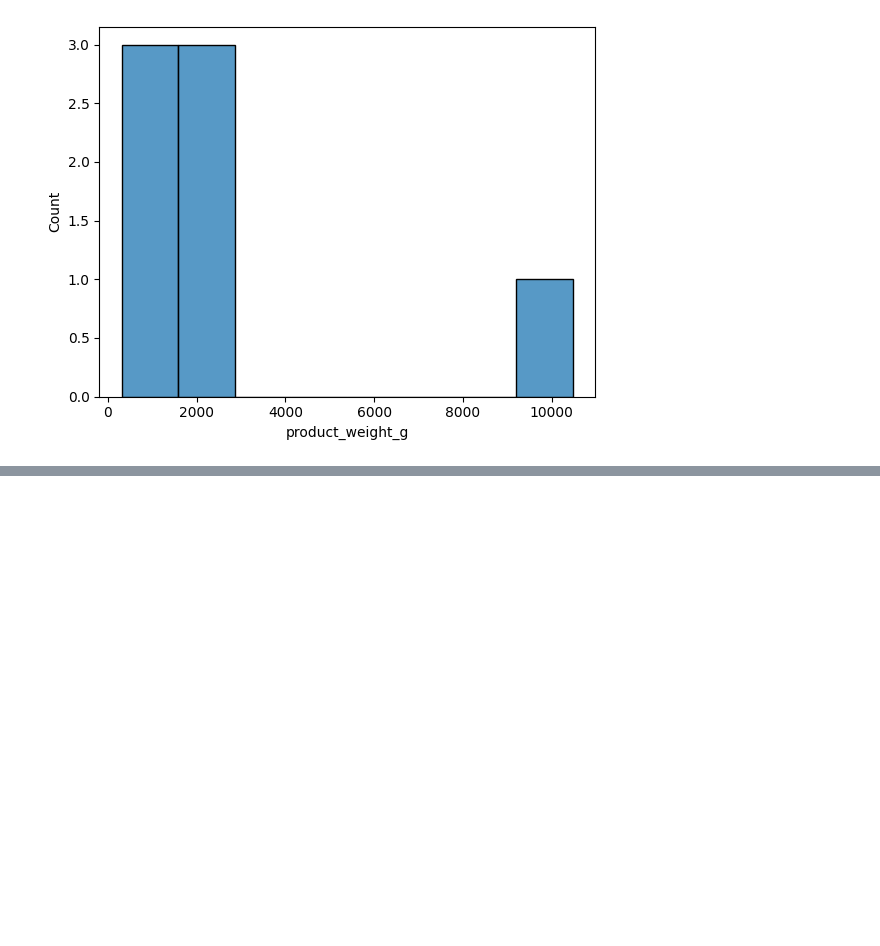
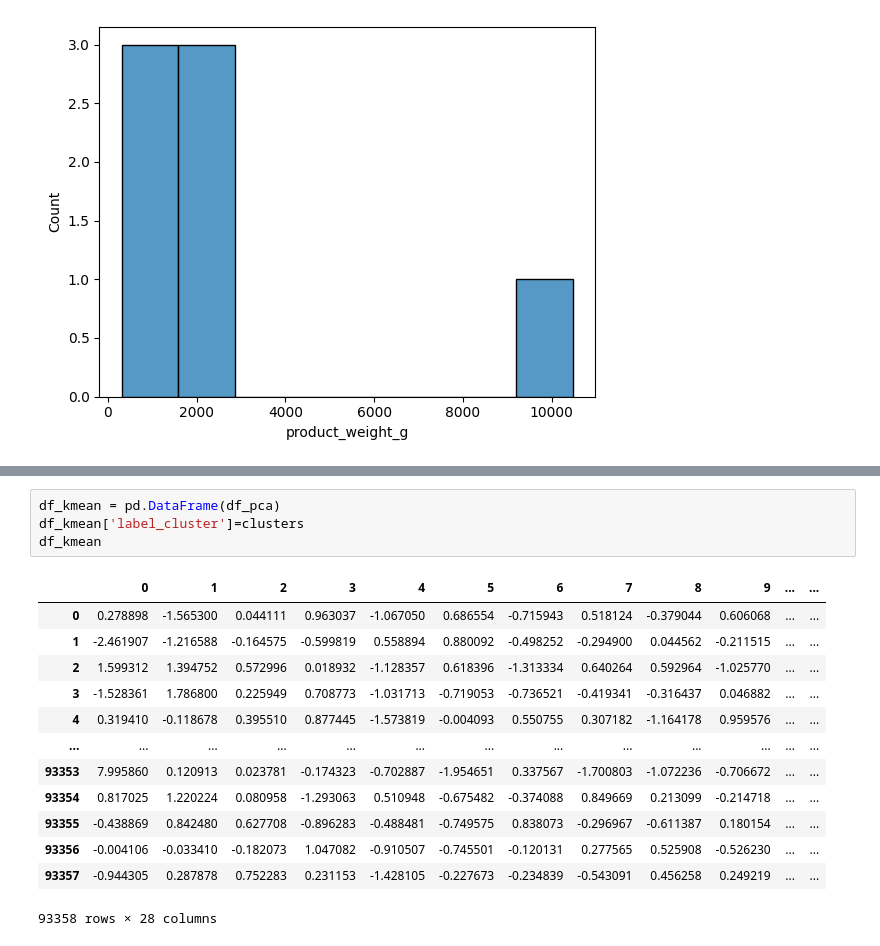
Before and after one commit to Adelinekh/olist_nonsupervise, a Jupyter notebook: modelisation_data.ipynb, the cells around one changed output, grey strips where cells are left out. Saved outputs shown, nothing was run; the diff lists cells and outputs as text; blank space fills up the shorter version.

```diff
--- a/modelisation_data.ipynb
+++ b/modelisation_data.ipynb
@@ -255,0 +330,18 @@ for col in df_expli.columns:
+# %%
+df_kmean = pd.DataFrame(df_pca)
+df_kmean['label_cluster']=clusters
+df_kmean
+# %% [output]
+|  | 0 | 1 | 2 | 3 | 4 | 5 | 6 | 7 | 8 | 9 | ... | ... |
+| 0 | 0.278898 | -1.565300 | 0.044111 | 0.963037 | -1.067050 | 0.686554 | -0.715943 | 0.518124 | -0.379044 | 0.606068 | ... | ... |
+| 1 | -2.461907 | -1.216588 | -0.164575 | -0.599819 | 0.558894 | 0.880092 | -0.498252 | -0.294900 | 0.044562 | -0.211515 | ... | ... |
+| 2 | 1.599312 | 1.394752 | 0.572996 | 0.018932 | -1.128357 | 0.618396 | -1.313334 | 0.640264 | 0.592964 | -1.025770 | ... | ... |
+| 3 | -1.528361 | 1.786800 | 0.225949 | 0.708773 | -1.031713 | -0.719053 | -0.736521 | -0.419341 | -0.316437 | 0.046882 | ... | ... |
+| 4 | 0.319410 | -0.118678 | 0.395510 | 0.877445 | -1.573819 | -0.004093 | 0.550755 | 0.307182 | -1.164178 | 0.959576 | ... | ... |
+| ... | ... | ... | ... | ... | ... | ... | ... | ... | ... | ... | ... | ... |
+| 93353 | 7.995860 | 0.120913 | 0.023781 | -0.174323 | -0.702887 | -1.954651 | 0.337567 | -1.700803 | -1.072236 | -0.706672 | ... | ... |
+| 93354 | 0.817025 | 1.220224 | 0.080958 | -1.293063 | 0.510948 | -0.675482 | -0.374088 | 0.849669 | 0.213099 | -0.214718 | ... | ... |
+| 93355 | -0.438869 | 0.842480 | 0.627708 | -0.896283 | -0.488481 | -0.749575 | 0.838073 | -0.296967 | -0.611387 | 0.180154 | ... | ... |
+| 93356 | -0.004106 | -0.033410 | -0.182073 | 1.047082 | -0.910507 | -0.745501 | -0.120131 | 0.277565 | 0.525908 | -0.526230 | ... | ... |
+| 93357 | -0.944305 | 0.287878 | 0.752283 | 0.231153 | -1.428105 | -0.227673 | -0.234839 | -0.543091 | 0.456258 | 0.249219 | ... | ... |
+93358 rows × 28 columns
```
Also changed, not shown: parts of 19 cells of this notebook.
